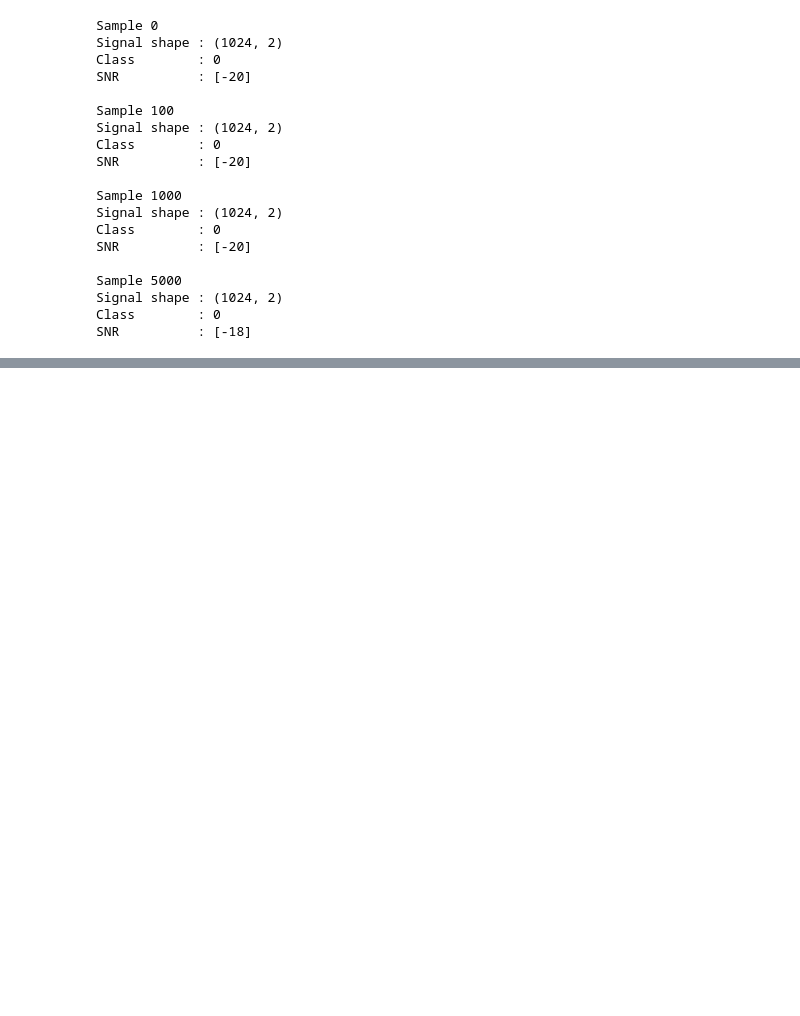
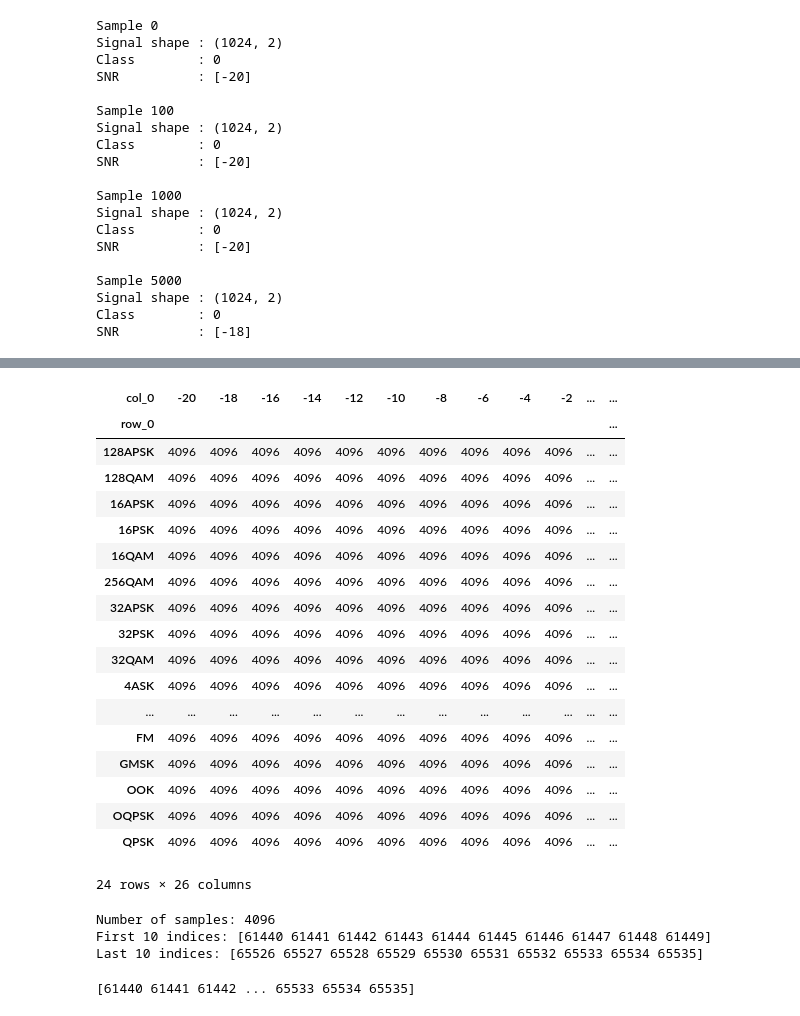
Before and after one commit to manashbaral/Automatic-Modulation-Classification-AMC-, a Jupyter notebook: src/explore_dataset.ipynb, the cells around one changed output, grey strips where cells are left out. Cells and saved outputs as stored; diff of their text form; code cells hidden in the pictures; blank space fills up the shorter version.

```diff
--- a/src/explore_dataset.ipynb
+++ b/src/explore_dataset.ipynb
@@ -373,0 +404,3 @@ SNR          : [-18]
+# %%
+class_index = np.argmax(label)
+print(f"Class index: {class_index}")
@@ -373,0 +437,8 @@ SNR          : [-18]
+# %%
+# Load labels and SNR information
+
+labels = np.argmax(Y[:], axis=1)
+snrs = Z[:].reshape(-1)
+
+print("Labels shape:", labels.shape)
+print("SNR shape:", snrs.shape)
@@ -373,0 +448,3 @@ SNR          : [-18]
+# %%
+for i, modulation in enumerate(classes):
+    print(f"{i:2d} : {modulation}")
@@ -373,0 +482,9 @@ SNR          : [-18]
+# %%
+print("Samples per modulation")
+print("-" * 35)
+
+for class_index, modulation in enumerate(classes):
+
+    count = np.sum(labels == class_index)
+
+    print(f"{modulation:12s} : {count}")
@@ -373,0 +509,34 @@ SNR          : [-18]
+# %%
+import pandas as pd
+'''this code snippet is used to create a distribution table of modulation types across different SNR values. It uses the pandas library to create a crosstab,
+ which shows the count of samples for each modulation type at each SNR level. The resulting distribution table can be useful for analyzing the dataset and
+ understanding how different modulation types are represented across various SNR conditions.'''
+
+modulation_names = np.array(classes)[labels]
+
+distribution = pd.crosstab(
+    modulation_names,
+    snrs
+)
+
+distribution
+# %% [output]
+| col_0 | -20 | -18 | -16 | -14 | -12 | -10 | -8 | -6 | -4 | -2 | ... | ... |
+| row_0 |  |  |  |  |  |  |  |  |  |  |  | ... |
+| 128APSK | 4096 | 4096 | 4096 | 4096 | 4096 | 4096 | 4096 | 4096 | 4096 | 4096 | ... | ... |
+| 128QAM | 4096 | 4096 | 4096 | 4096 | 4096 | 4096 | 4096 | 4096 | 4096 | 4096 | ... | ... |
+| 16APSK | 4096 | 4096 | 4096 | 4096 | 4096 | 4096 | 4096 | 4096 | 4096 | 4096 | ... | ... |
+| 16PSK | 4096 | 4096 | 4096 | 4096 | 4096 | 4096 | 4096 | 4096 | 4096 | 4096 | ... | ... |
+| 16QAM | 4096 | 4096 | 4096 | 4096 | 4096 | 4096 | 4096 | 4096 | 4096 | 4096 | ... | ... |
+| 256QAM | 4096 | 4096 | 4096 | 4096 | 4096 | 4096 | 4096 | 4096 | 4096 | 4096 | ... | ... |
+| 32APSK | 4096 | 4096 | 4096 | 4096 | 4096 | 4096 | 4096 | 4096 | 4096 | 4096 | ... | ... |
+| 32PSK | 4096 | 4096 | 4096 | 4096 | 4096 | 4096 | 4096 | 4096 | 4096 | 4096 | ... | ... |
+| 32QAM | 4096 | 4096 | 4096 | 4096 | 4096 | 4096 | 4096 | 4096 | 4096 | 4096 | ... | ... |
+| 4ASK | 4096 | 4096 | 4096 | 4096 | 4096 | 4096 | 4096 | 4096 | 4096 | 4096 | ... | ... |
+| ... | ... | ... | ... | ... | ... | ... | ... | ... | ... | ... | ... | ... |
+| FM | 4096 | 4096 | 4096 | 4096 | 4096 | 4096 | 4096 | 4096 | 4096 | 4096 | ... | ... |
+| GMSK | 4096 | 4096 | 4096 | 4096 | 4096 | 4096 | 4096 | 4096 | 4096 | 4096 | ... | ... |
+| OOK | 4096 | 4096 | 4096 | 4096 | 4096 | 4096 | 4096 | 4096 | 4096 | 4096 | ... | ... |
+| OQPSK | 4096 | 4096 | 4096 | 4096 | 4096 | 4096 | 4096 | 4096 | 4096 | 4096 | ... | ... |
+| QPSK | 4096 | 4096 | 4096 | 4096 | 4096 | 4096 | 4096 | 4096 | 4096 | 4096 | ... | ... |
+24 rows × 26 columns
@@ -373,0 +560,23 @@ SNR          : [-18]
+# %%
+'''this code snippet demonstrates how to use the get_indices function to retrieve the indices of
+samples that match a specific modulation type and SNR value.'''
+
+'''for example, it retrieves the indices of samples with modulation type "OOK" and SNR value 10.
+The resulting indices are then printed, along with the total number of samples found, the first 10 indices,
+and the last 10 indices. This allows for a quick inspection of the samples that meet the specified criteria.'''
+
+indices_ook = get_indices("OOK", 10)
+
+print("Number of samples:", len(indices_ook))
+print("First 10 indices:", indices_ook[:10])
+print("Last 10 indices:",indices_ook[-10:])
+# %% [output]
+Number of samples: 4096
+First 10 indices: [61440 61441 61442 61443 61444 61445 61446 61447 61448 61449]
+Last 10 indices: [65526 65527 65528 65529 65530 65531 65532 65533 65534 65535]
+# %%
+indices_ook = get_indices("OOK", 10)
+
+print(indices_ook)
+# %% [output]
+[61440 61441 61442 ... 65533 65534 65535]
```
Also changed, not shown: parts of 35 cells of this notebook, 7 other files.
